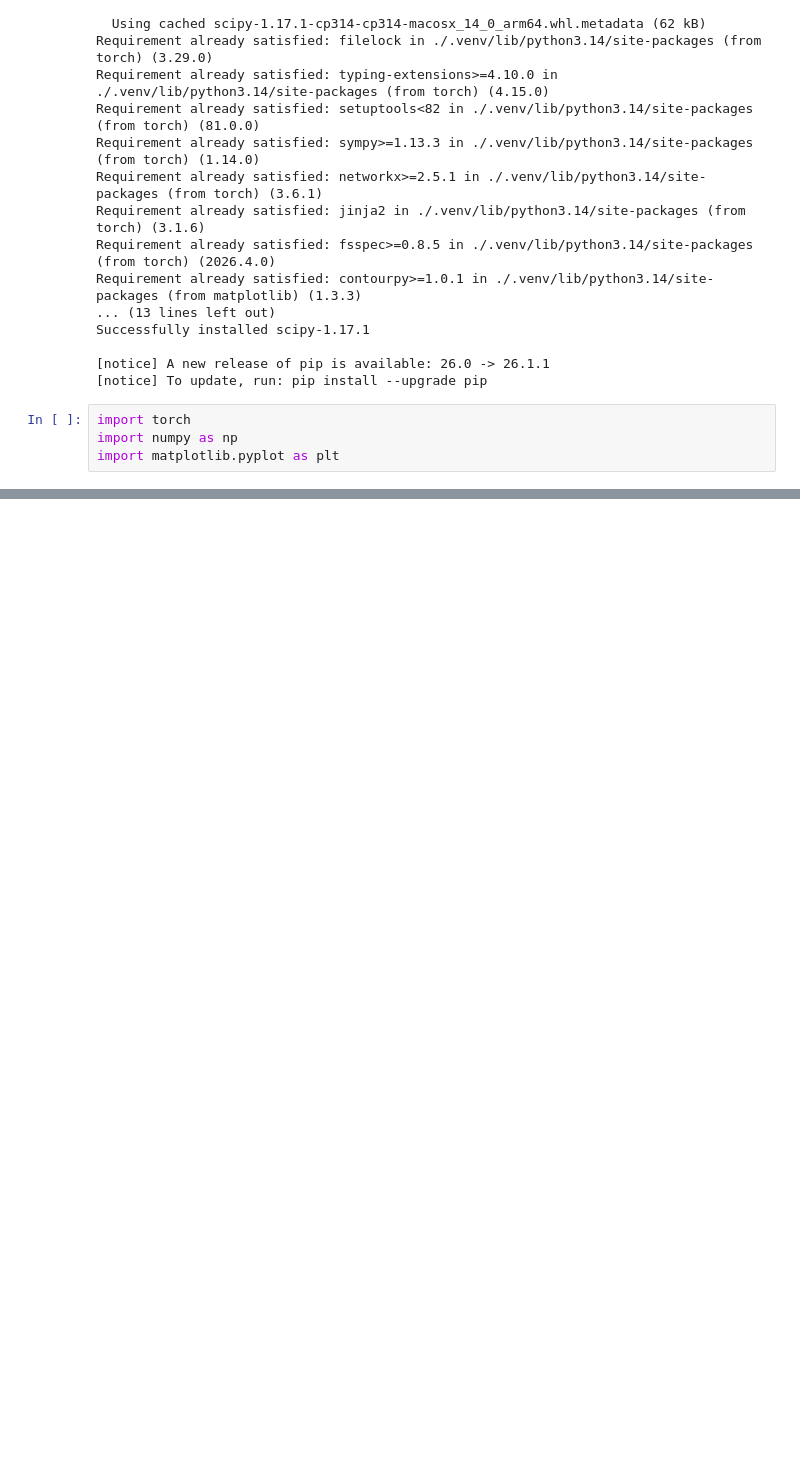
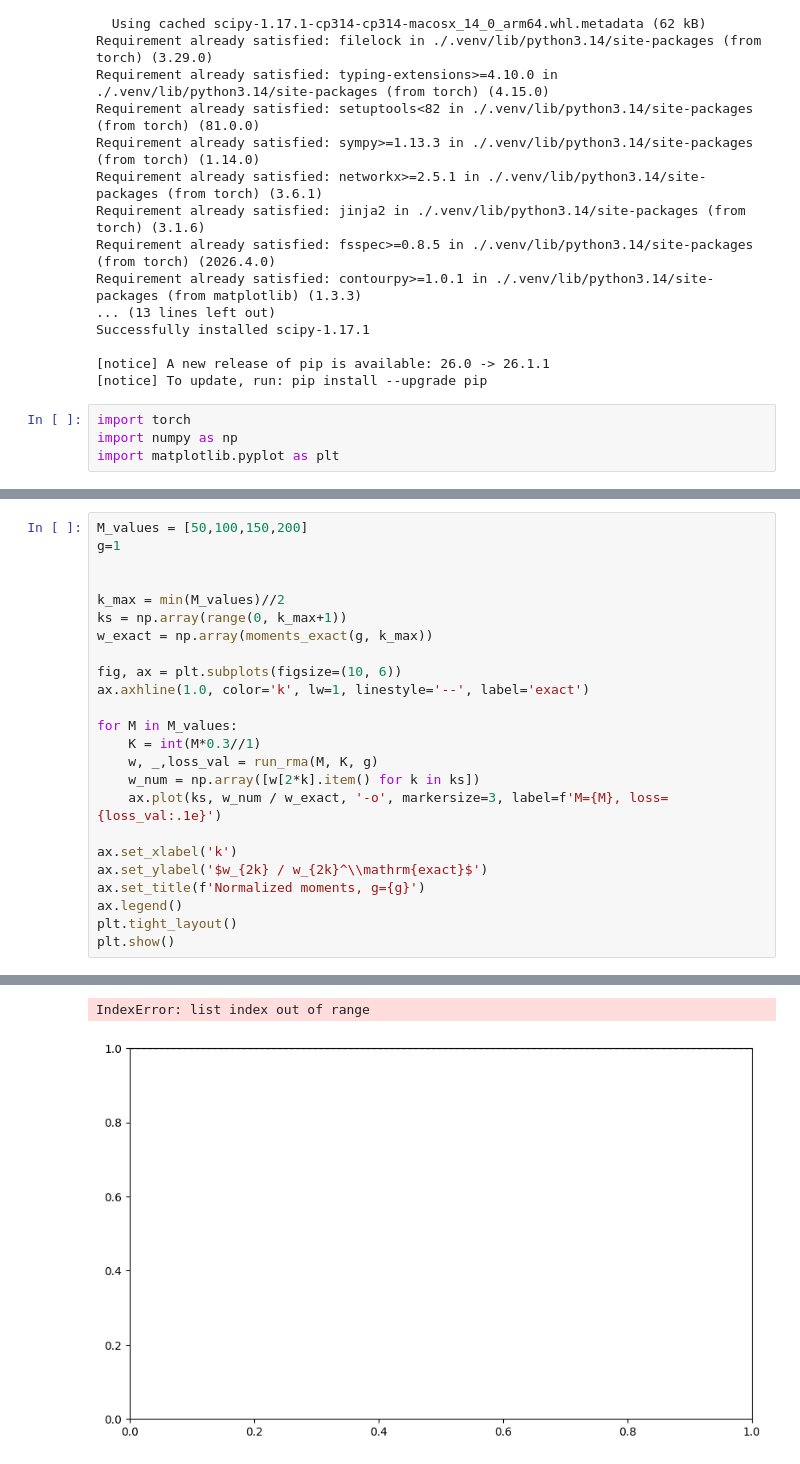
Before and after one commit to avuign/master-field-large-n-mm, a Jupyter notebook: 1-mm.ipynb, the cells around one changed output, grey strips where cells are left out. Cells and saved outputs as stored; diff of their text form; blank space fills up the shorter version.

```diff
--- a/1-mm.ipynb
+++ b/1-mm.ipynb
@@ -85,0 +75,25 @@ epoch 900, loss 0.000015
+# %%
+M_values = [50,100,150,200]
+g=1
+
+
+k_max = min(M_values)//2
+ks = np.array(range(0, k_max+1))
+w_exact = np.array(moments_exact(g, k_max))
+
+fig, ax = plt.subplots(figsize=(10, 6))
+ax.axhline(1.0, color='k', lw=1, linestyle='--', label='exact')
+
+for M in M_values:
+    K = int(M*0.3//1)
+    w, _,loss_val = run_rma(M, K, g)
+    w_num = np.array([w[2*k].item() for k in ks])
+    ax.plot(ks, w_num / w_exact, '-o', markersize=3, label=f'M={M}, loss={loss_val:.1e}')
+
+ax.set_xlabel('k')
+ax.set_ylabel('$w_{2k} / w_{2k}^\\mathrm{exact}$')
+ax.set_title(f'Normalized moments, g={g}')
+ax.legend()
+plt.tight_layout()
+plt.show()
+# %% [output]
@@ -85,0 +107,2 @@ epoch 900, loss 0.000015
+IndexError: list index out of range
+[figure, added]
```
Also changed, not shown: parts of 8 cells of this notebook, 1 other file.
